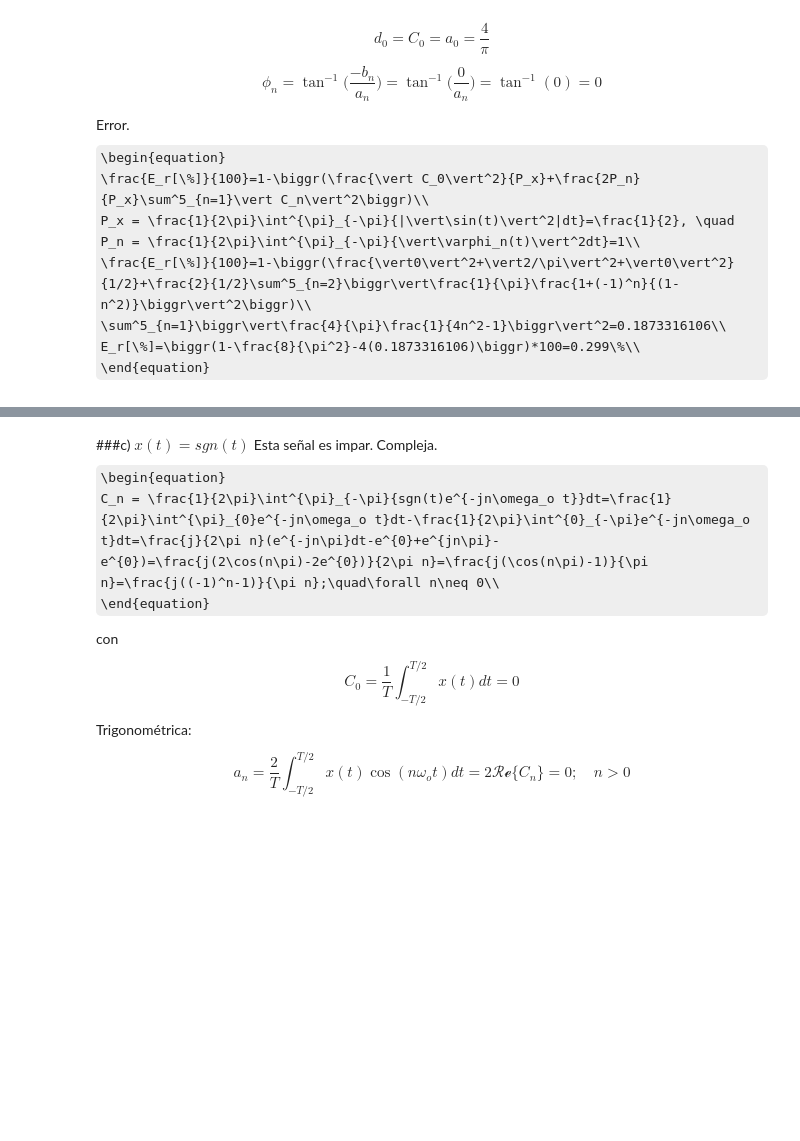
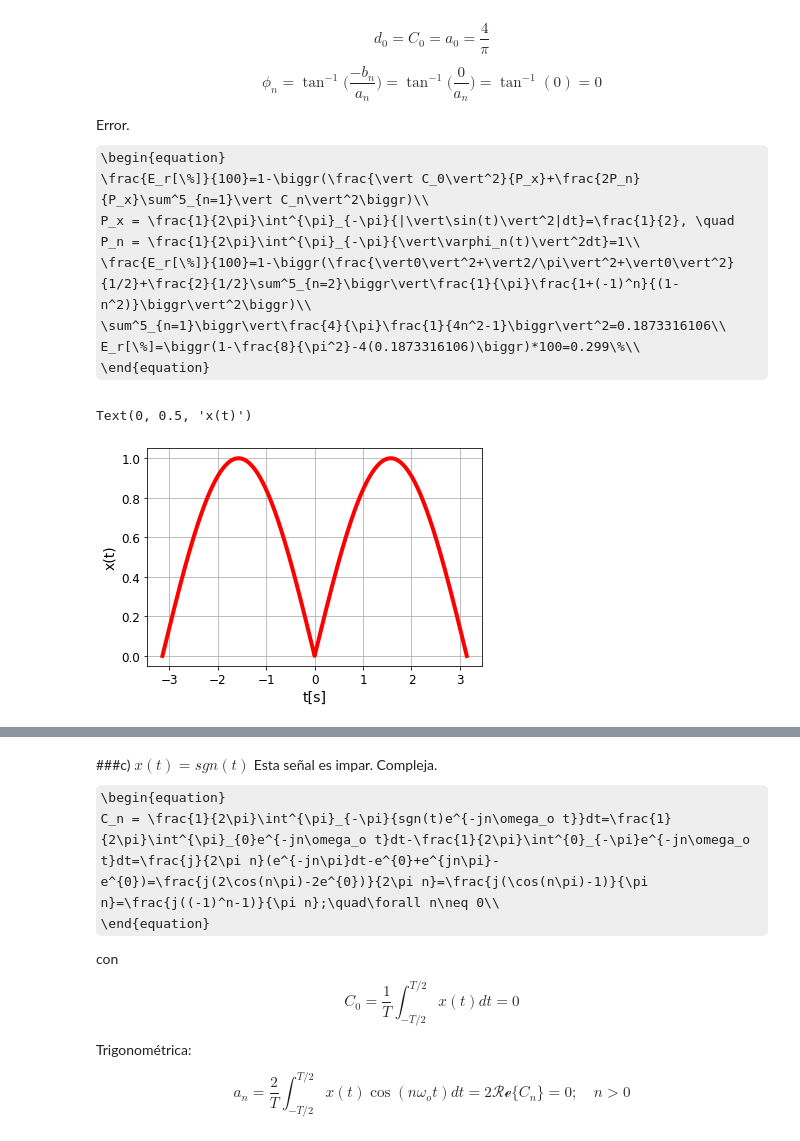
Before and after one commit to sejaramillotr/Taller-2, a Jupyter notebook: Taller_2.ipynb, the cells around one changed output, grey strips where cells are left out. Cells and saved outputs as stored; diff of their text form; code cells hidden in the pictures; some formulas as TeX source; blank space fills up the shorter version.

```diff
--- a/Taller_2.ipynb
+++ b/Taller_2.ipynb
@@ -431,27 +431,30 @@ E_r[\%]=\biggr(1-\frac{8}{\pi^2}-4(0.1873316106)\biggr)*100=0.299\%\\
 # %%
 %matplotlib inline
 import matplotlib as mpl
 import matplotlib.pyplot as plt
 import numpy as np
 import warnings
 warnings.filterwarnings("ignore")
 
 mpl.rc('axes', labelsize=14)
 mpl.rc('xtick', labelsize=12)
 mpl.rc('ytick', labelsize=12)
 
 T = 2*np.pi #2 segundos de grafica
 Fs = 500 # 1000 muestras por segundo Ajustar según señal estudiada
 Nm = T*Fs #numero de muestras requeridas
 L = 2*Nm+1
 Li = int(L+1)
 tv = np.linspace(-T/2,T/2,Li)
-x = tv
+x = abs(np.sin(tv))
 
 plt.plot(tv,x,'r',linewidth=4)
 plt.grid()
 plt.xlabel("t[s]",fontsize = 14)
 plt.ylabel("x(t)",fontsize = 14)
+# %% [output]
+Text(0, 0.5, 'x(t)')
+[figure, added]
 # %%
 N = 5 #numero armonicos
 wo = 2*np.pi/T # frecuencia fundamental
```
Also changed, not shown: parts of 10 cells of this notebook.
